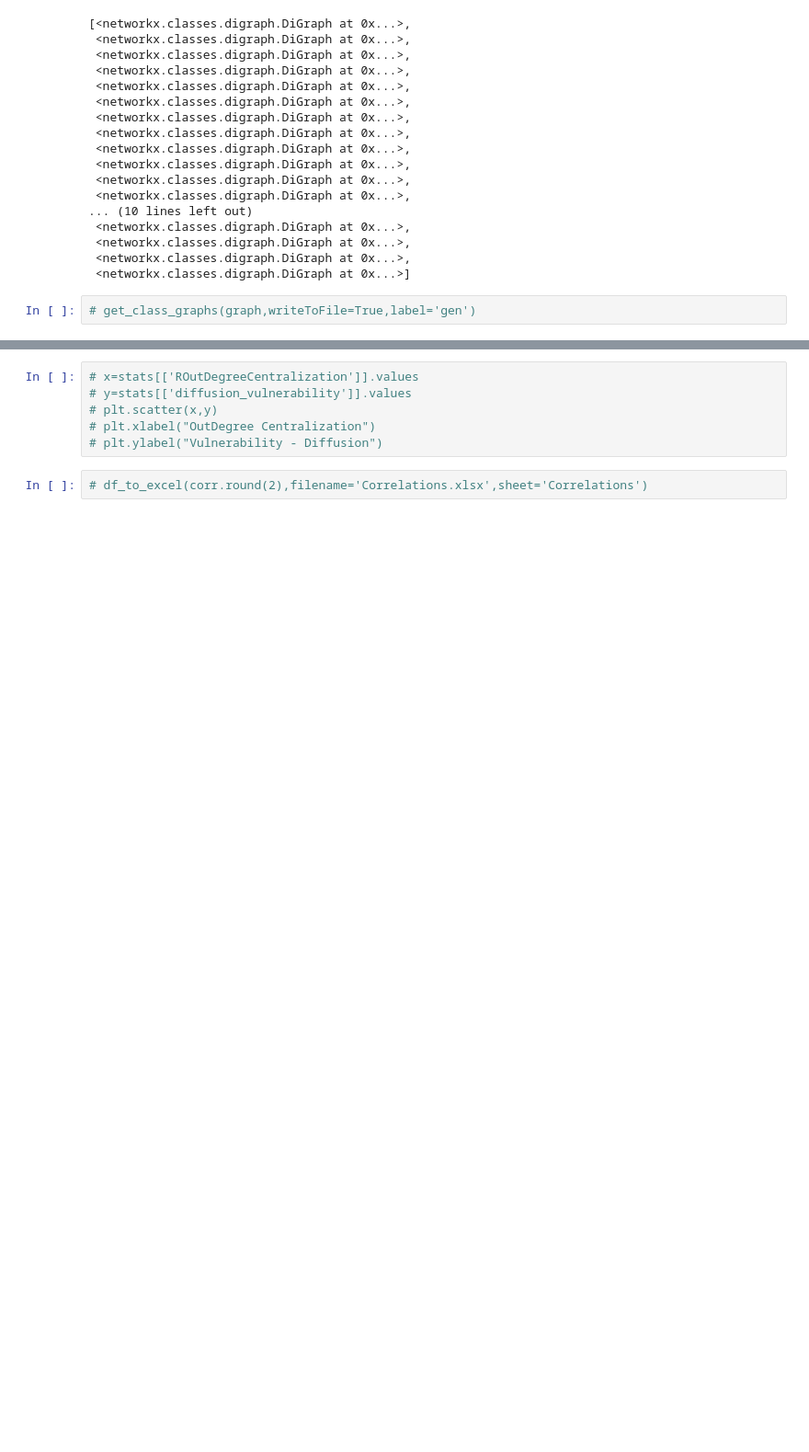
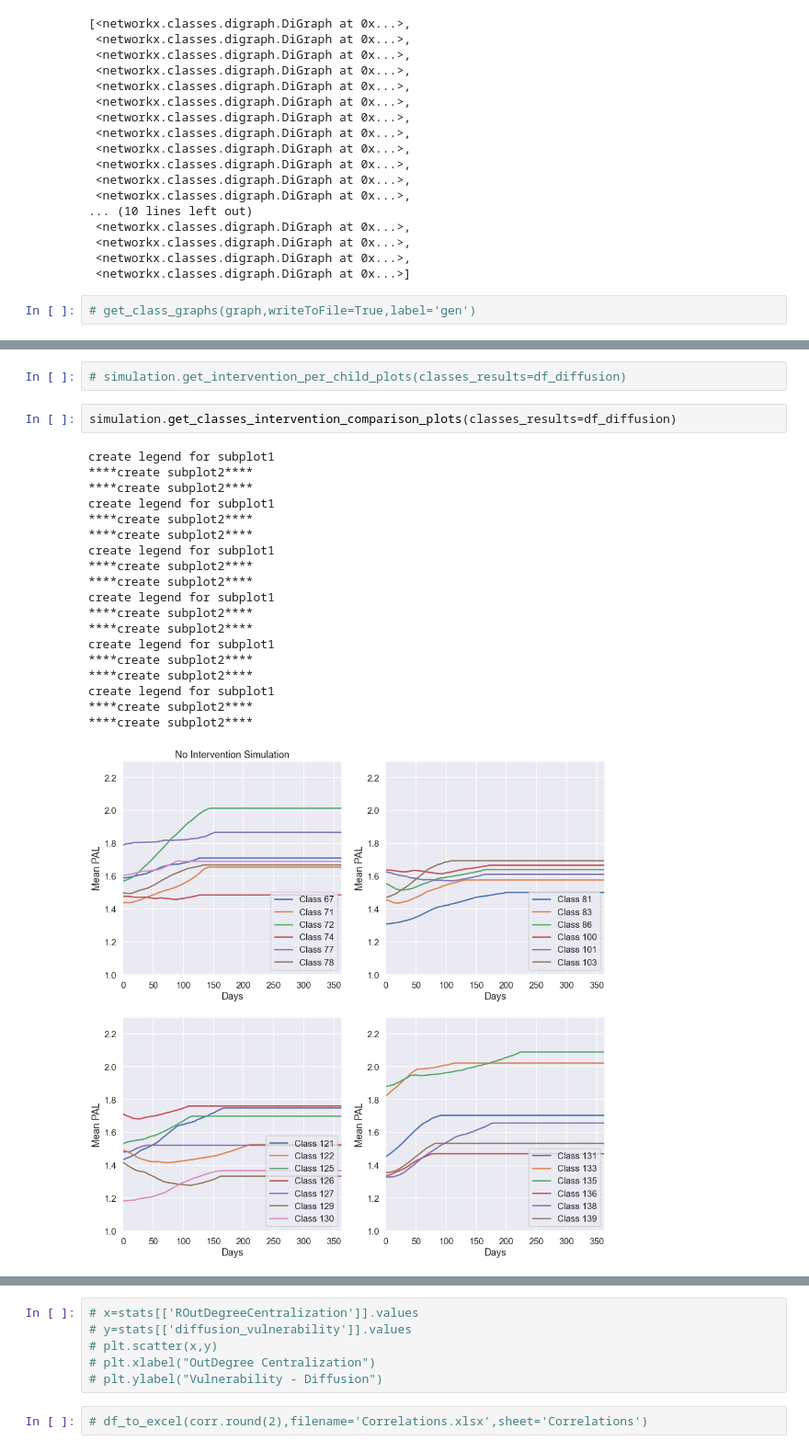
Before and after one commit to MovezNetwork/ABM-PA, a Jupyter notebook: notebooks/Classes.ipynb, the cells around one changed output, grey strips where cells are left out. Shown at 92% size. Saved outputs shown, nothing was run; the diff lists cells and outputs as text; blank space fills up the shorter version.

```diff
--- a/notebooks/Classes.ipynb
+++ b/notebooks/Classes.ipynb
@@ -188,0 +141,24 @@ Comparing Models | Class with ID 139
+# %%
+# simulation.get_intervention_per_child_plots(classes_results=df_diffusion)
+# %%
+simulation.get_classes_intervention_comparison_plots(classes_results=df_diffusion)
+# %% [output]
+create legend for subplot1
+****create subplot2****
+****create subplot2****
+create legend for subplot1
+****create subplot2****
+****create subplot2****
+create legend for subplot1
+****create subplot2****
+****create subplot2****
+create legend for subplot1
+****create subplot2****
+****create subplot2****
+create legend for subplot1
+****create subplot2****
+****create subplot2****
+create legend for subplot1
+****create subplot2****
+****create subplot2****
+[figure, added]
```
Also changed, not shown: parts of 14 cells of this notebook, 3 other files.
